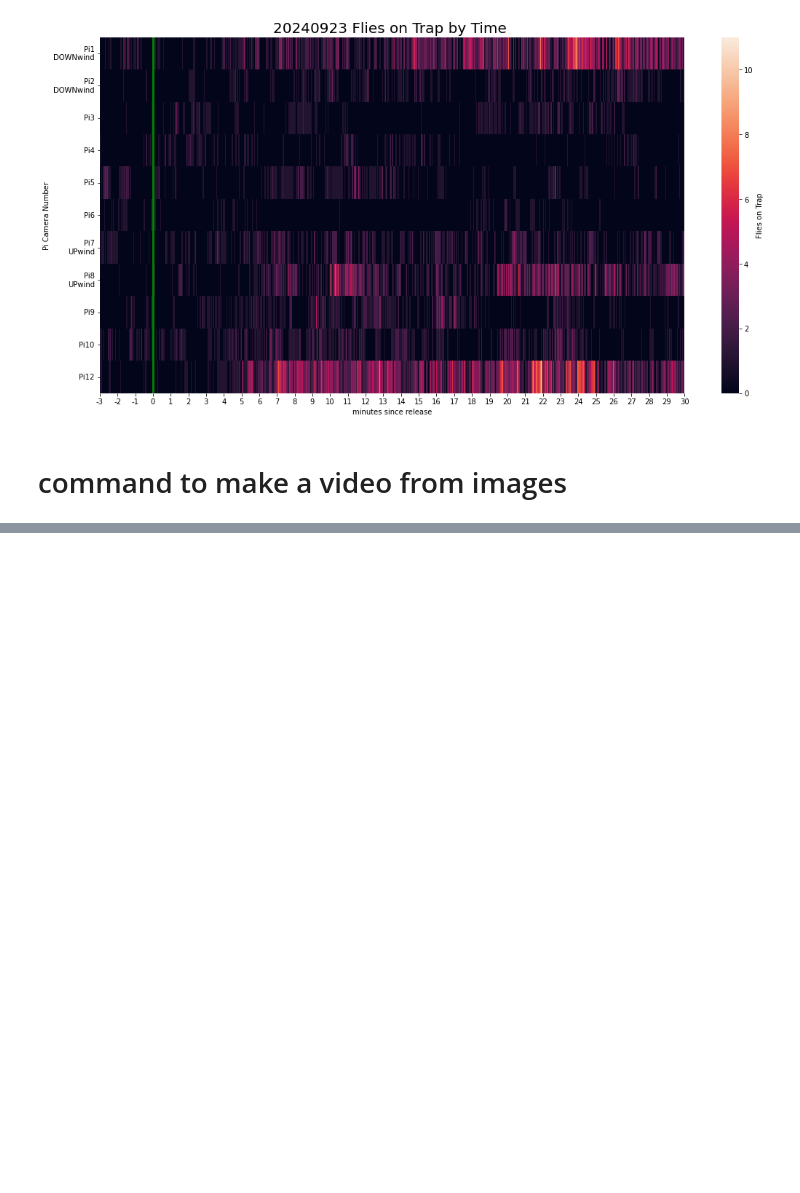
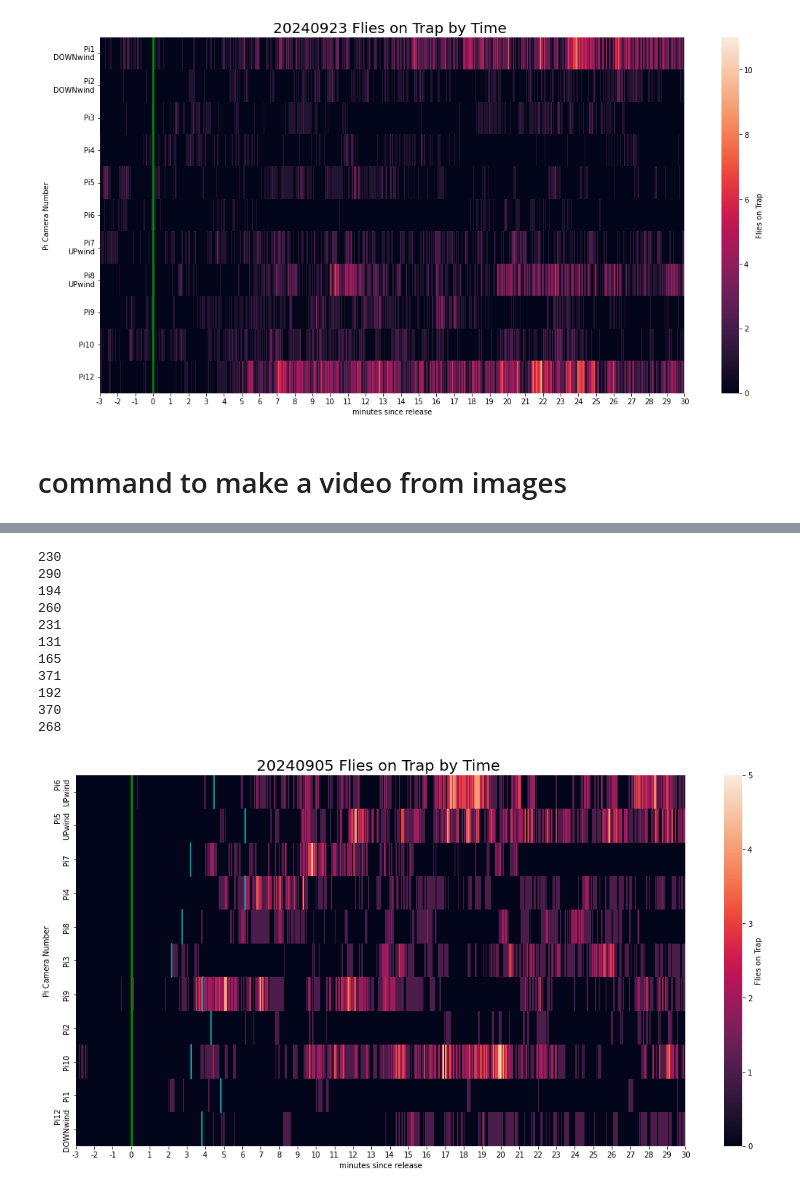
Before and after one commit to symmetricK/fly_research_project, a Jupyter notebook: new_field_release_analysis.ipynb, the cells around one changed output, grey strips where cells are left out. Cells and saved outputs as stored; diff of their text form; code cells hidden in the pictures; blank space fills up the shorter version.

```diff
--- a/new_field_release_analysis.ipynb
+++ b/new_field_release_analysis.ipynb
@@ -1442,0 +2102,44 @@ plt.savefig(+str(ind)+'.svg',dpi=600)
+# %%
+def get_travel_time(release_time,first_arrival):
+    released=int(release_time[:2])*3600+int(release_time[2:4])*60+int(release_time[4:])
+    arrival=int(first_arrival[:2])*3600+int(first_arrival[2:4])*60+int(first_arrival[4:])
+    travel_time=arrival-released
+    return travel_time
+# %%
+fig,ax=plt.subplots(figsize=(18,9))
+
+hm=sns.heatmap(data=transposed_df,cbar_kws={"label":"Flies on Trap"})
+
+ax.set_xticks(np.arange(0,len(sorted_Heat_lst[0])+1,60))
+ax.set_xticklabels(np.arange(-3,int(((len(sorted_Heat_lst[0])/60)-3+1)),1),rotation=0) ###3 mins before release + 30mins after release
+ax.axvline(180,c="g",lw=3)
+ax.set_xlabel('minutes since release')
+ax.set_ylabel('Pi Camera Number')
+ax.set_title(date+" Flies on Trap by Time ",fontsize=20)
+
+
+for i in range(len(first_arrival_time_list)):
+    travel_time=get_travel_time(release,first_arrival_time_list[i])
+    print(travel_time)
+    ax.axvline(x=180+travel_time,ymin=(i+1)/len(first_arrival_time_list),ymax=i/len(first_arrival_time_list),c='c')
+
+
+
+#path='/home/flyranch/kei_project/test/esa_figures'
+path='/media/flyranch/14TB_Backup/field_release/analyzed_plot_figures/'
+#plt.savefig(path+'/'+date+'_heatmap.pdf',transparent=True)
+#plt.savefig(path+'/field_'+date+'_heatmap.svg',transparent=True)
+plt.savefig(path+date+'/'+date+'_new_heatmap.pdf',transparent=True)
+# %% [output]
+230
+290
+194
+260
+231
+131
+165
+371
+192
+370
+268
+[figure, added]
```
Also changed, not shown: parts of 11 cells of this notebook.
